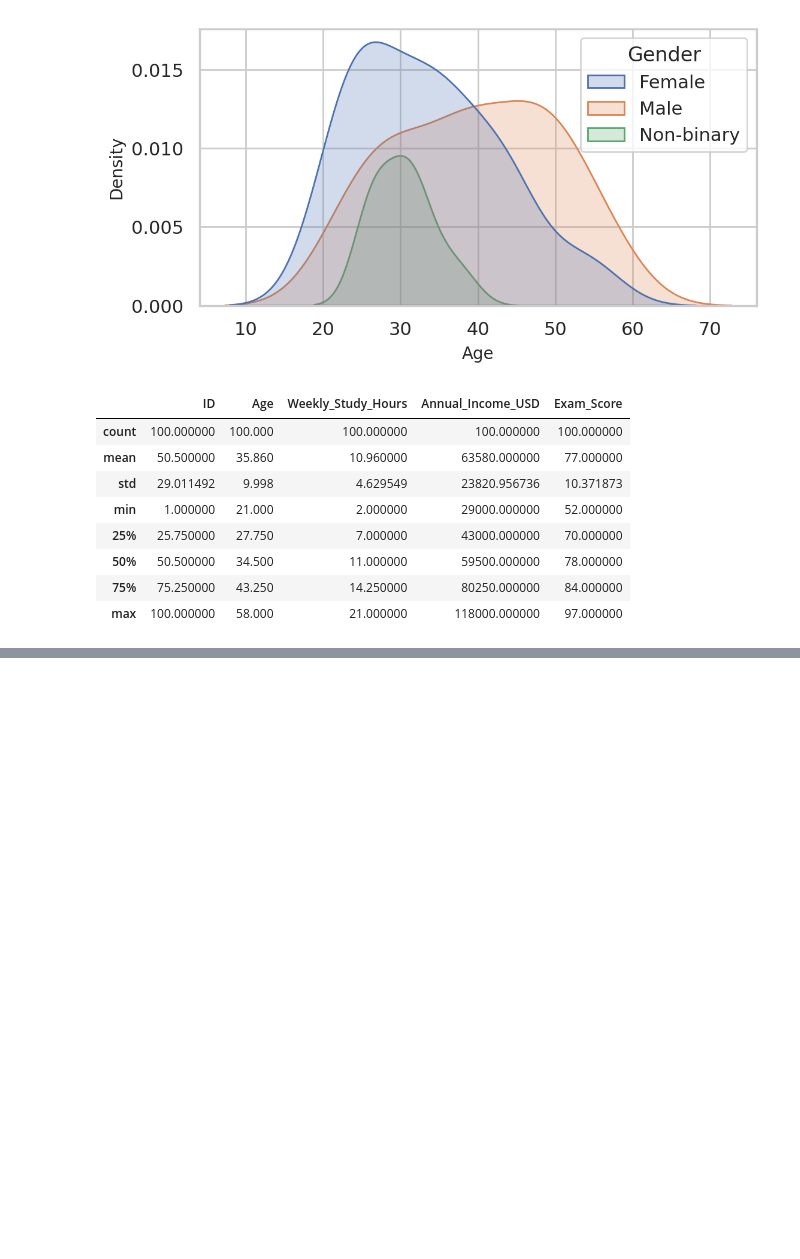
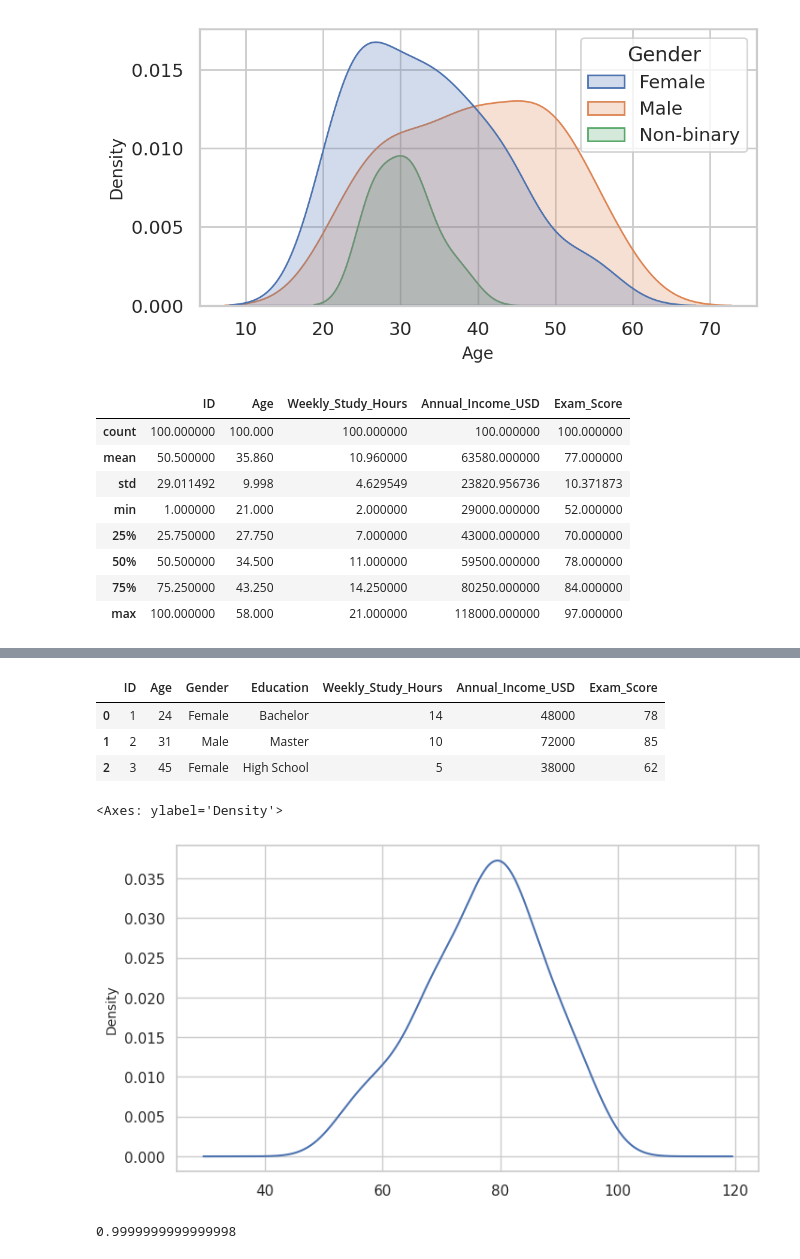
Before and after one commit to ariyan378/Statistics, a Jupyter notebook: Statistics_Experiment.ipynb, the cells around one changed output, grey strips where cells are left out. Saved outputs shown, nothing was run; the diff lists cells and outputs as text; code cells hidden in the pictures; blank space fills up the shorter version.

```diff
--- a/Statistics_Experiment.ipynb
+++ b/Statistics_Experiment.ipynb
@@ -310,0 +407,12 @@ Target Inventory for 97.5% Service Level: 299.0 boxes
+# %%
+df.head(3)
+# %% [output]
+|  | ID | Age | Gender | Education | Weekly_Study_Hours | Annual_Income_USD | Exam_Score |
+| 0 | 1 | 24 | Female | Bachelor | 14 | 48000 | 78 |
+| 1 | 2 | 31 | Male | Master | 10 | 72000 | 85 |
+| 2 | 3 | 45 | Female | High School | 5 | 38000 | 62 |
+# %%
+df['Exam_Score'].plot(kind='kde')
+# %% [output]
+<Axes: ylabel='Density'>
+[figure, added]
@@ -310,0 +422,4 @@ Target Inventory for 97.5% Service Level: 299.0 boxes
+# %%
+s.std()
+# %% [output]
+0.9999999999999998
```
Also changed, not shown: parts of 49 cells of this notebook.
